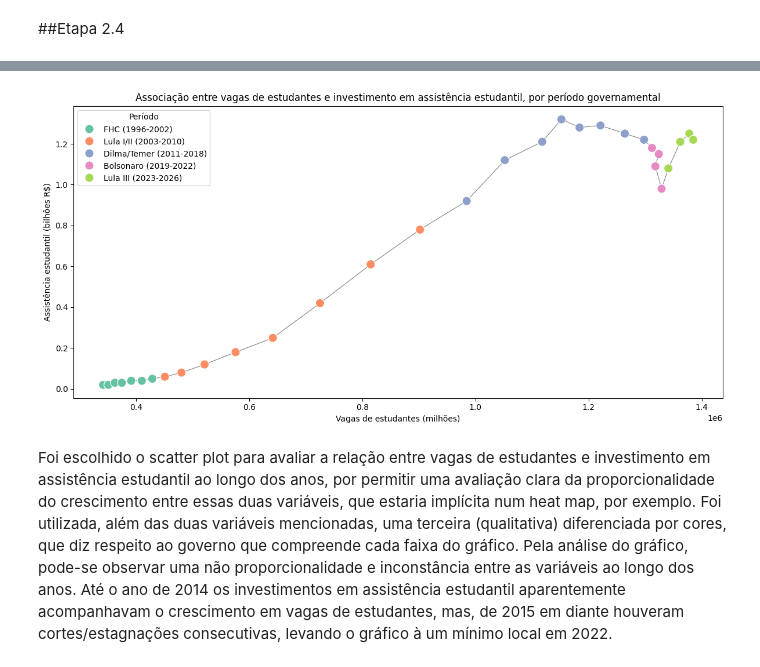
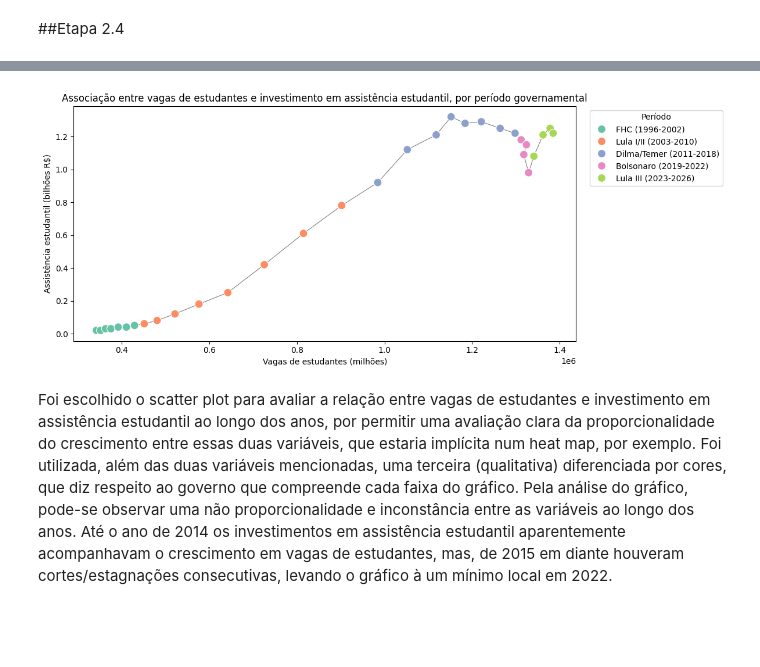
Before and after one commit to Tiago19M/ifes-visualizacao-dados, a Jupyter notebook: visu_dados_ifes.ipynb, the cells around one changed output, grey strips where cells are left out. Drawn from its saved outputs; the diff is of its cells as text; code cells hidden in the pictures; blank space fills up the shorter version.

```diff
--- a/visu_dados_ifes.ipynb
+++ b/visu_dados_ifes.ipynb
@@ -274,37 +349,39 @@ correspondencias = [
 df_pandas["governo"] = np.select(
     periodos,
     correspondencias,
     default="Sem correspondência"
 )
 
 
-fig, eixo = plt.subplots(figsize=(12, 6))
+fig, eixo = plt.subplots(figsize=(12, 5))
 
 #Linha conectando cada ano
 eixo.plot(df_pandas["num_vagas_estudantes"],
         df_pandas["investimento_assistencia_estudantil_bilhoes_brl"],
         color="gray", lw=0.8, zorder=0) #lw controla a espessura da linha e zorder define a "camada" em que a linha estará (para não se sobrepor aos outros elementos)
 
 sns.scatterplot(
     data=df_pandas,
     x="num_vagas_estudantes",
     y="investimento_assistencia_estudantil_bilhoes_brl",
     hue="governo", #Define que as cores devem variar conforme a variável "governo" varia
     palette="Set2", #Define a paleta de cores usada (escolha arbitrária)
-    s=120, #Métrica do tamanho de cada círculo
+    s=100, #Métrica do tamanho de cada círculo
     ax=eixo, #Define que o gráfico deve ser desenhado sobre o eixo que contém a linha de conexão desenhada anteriormente
 )
 
 #Informações visuais do gráfico
 eixo.set_xlabel("Vagas de estudantes (milhões)")
 eixo.set_ylabel("Assistência estudantil (bilhões R$)")
 eixo.set_title("Associação entre vagas de estudantes e investimento em assistência estudantil, por período governamental")
-eixo.legend(title="Período", loc="upper left")
+eixo.legend(title="Período", bbox_to_anchor=(1.02, 1), loc="upper left")
 
 plt.tight_layout()
+plt.savefig(CAMINHO_BASE / "gráficos/grafico_2.4.png", dpi=300, bbox_inches="tight")
+
 plt.show()
 # %% [output]
-[figure, old version]
+[figure, new version]
 # %% [markdown]
 Foi escolhido o scatter plot para avaliar a relação entre vagas de estudantes e investimento em assistência estudantil ao longo dos anos, por permitir uma avaliação clara da proporcionalidade do crescimento entre essas duas variáveis, que estaria implícita num heat map, por exemplo. Foi utilizada, além das duas variáveis mencionadas, uma terceira (qualitativa) diferenciada por cores, que diz respeito ao governo que compreende cada faixa do gráfico.
 Pela análise do gráfico, pode-se observar uma não proporcionalidade e inconstância entre as variáveis ao longo dos anos. Até o ano de 2014 os investimentos em assistência estudantil aparentemente acompanhavam o crescimento em vagas de estudantes, mas, de 2015 em diante houveram cortes/estagnações consecutivas, levando o gráfico à um mínimo local em 2022.
```
Also changed, not shown: parts of 35 cells of this notebook, 2 other files.
